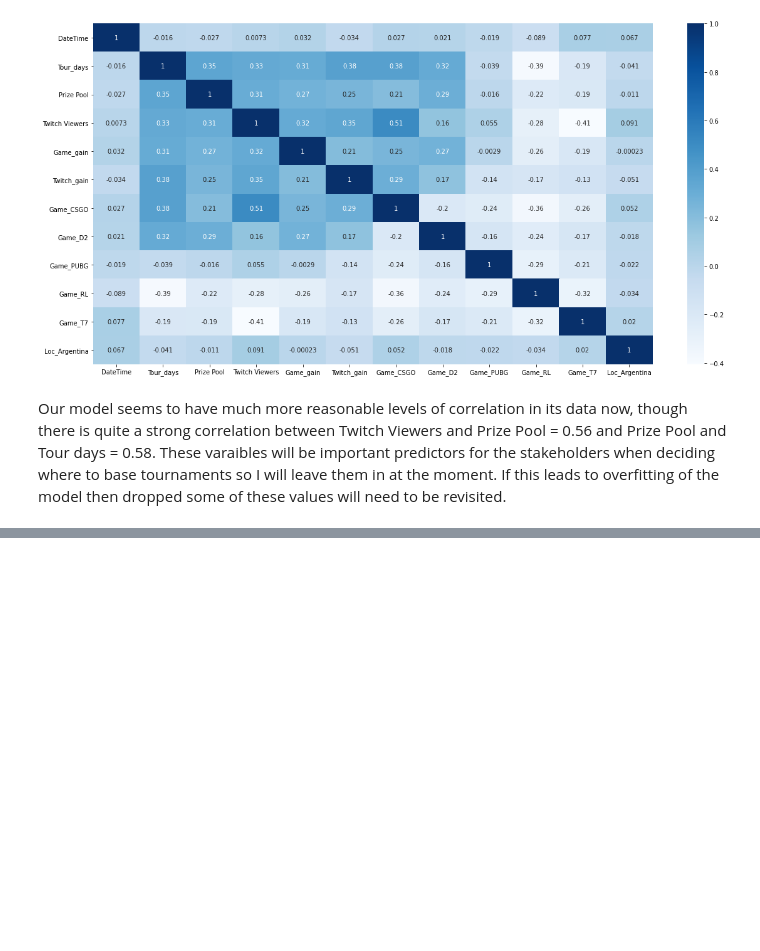
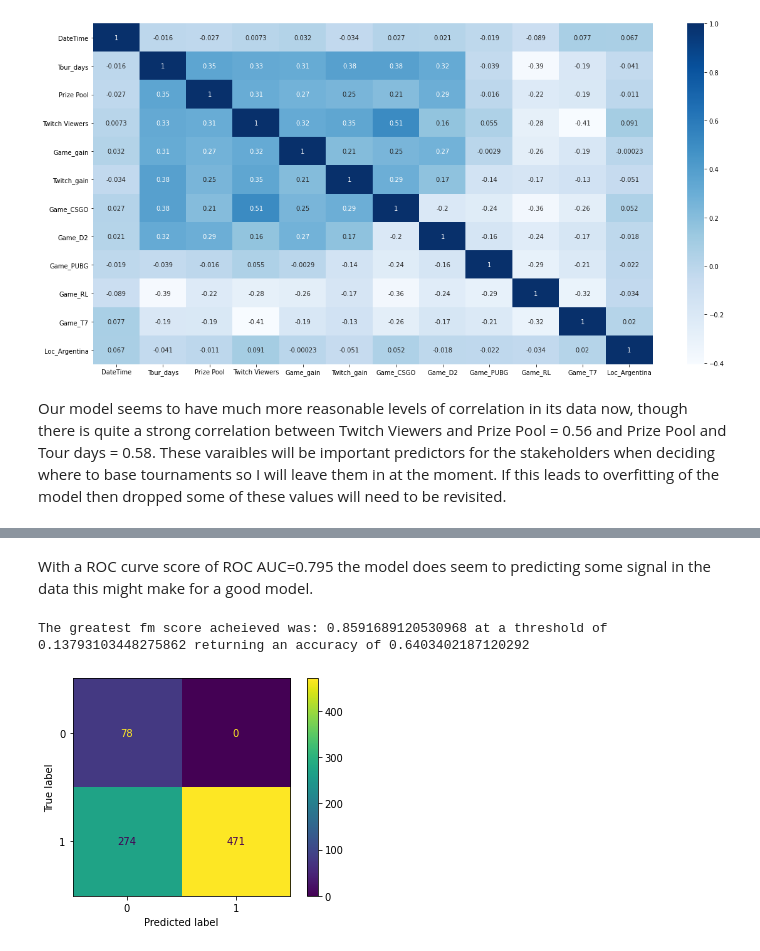
Before and after one commit to BlairMar/esports-tournament-scraper, a Jupyter notebook: Classification.ipynb, the cells around one changed output, grey strips where cells are left out. Drawn from its saved outputs; the diff is of its cells as text; code cells hidden in the pictures; blank space fills up the shorter version.

```diff
--- a/Classification.ipynb
+++ b/Classification.ipynb
@@ -330,16 +337,16 @@ def calculate_fm_score(y_value, y_pred_value):
 
     tn, fp, fn, tp = confusion_matrix(y_value, y_pred_value).ravel()
 
-    print(tn, fp, fn, tp)
+
     Condition_pos = tp + fn
     Condition_neg = tn + fp
-    print(Condition_pos)
+
     Total_pop = tp + fp + tn + fn
-    print(Total_pop)
+
     Prevalence = Condition_pos/Total_pop
-    print(Prevalence)
-    m = ((1-Prevalence)/Prevalence)*((-10000 - 0)/(-30000 - 400000))
-    print(f"m is:{m}")
+
+    m = ((1-Prevalence)/Prevalence)*((neg_twitch_mean*1.33) - 0)/(0 - (pos_twitch_mean*1.33))
+
     Tpr = tp / Condition_pos
     Fpr = fp / Condition_neg
 
@@ -416,0 +451,33 @@ The current fm score is : 0.5541730058682895
+# %% [markdown]
+With a ROC curve score of ROC AUC=0.795 the model does seem to predicting some signal in the data this might make for a good model.
+# %%
+#save our predicted probabilites into a dataframe before applying our threshold.
+pred_proba_df = pd.DataFrame(dec_tree.predict_proba(X_train))
+
+best_FM = 0
+#run the threshold for the decision tree using the
+for threshold in thresholds:
+    #set the prediction values to 1 or leave as 0 based on the current threshold value.
+    Y_train_pred = pred_proba_df.applymap(lambda x: 1 if x > threshold else 0)
+    test_accuracy = metrics.accuracy_score(Y_train.to_numpy().reshape(Y_train.to_numpy().size,1),
+                                           Y_train_pred.iloc[:,1].to_numpy().reshape(Y_train_pred.iloc[:,1].to_numpy().size,1))
+
+    y_hat_train = (Y_train_pred.iloc[:,1].to_numpy().reshape(Y_train_pred.iloc[:,1].to_numpy().size,1))
+
+    #calcualte the fm scoring function
+    FM = calculate_fm_score(Y_train, y_hat_train)
+    #If the fm score is increase from the previous score then update the best_FM variable to keep the best current fm score.
+    #Also save the threshold and accuracy for that given fm score.
+    if FM > best_FM:
+        best_FM= FM
+        Current_best_threshold = threshold
+        Current_acc_score = test_accuracy
+        best_y_hat = y_hat_train
+
+plot_confusion_matrix(dec_tree, X_train, y_hat_train)
+
+
+print(f"The greatest fm score acheieved was: {best_FM} at a threshold of {Current_best_threshold} returning an accuracy of {Current_acc_score}")
+# %% [output]
+The greatest fm score acheieved was: 0.8591689120530968 at a threshold of 0.13793103448275862 returning an accuracy of 0.6403402187120292
+[figure, added]
```
Also changed, not shown: parts of 33 cells of this notebook.
